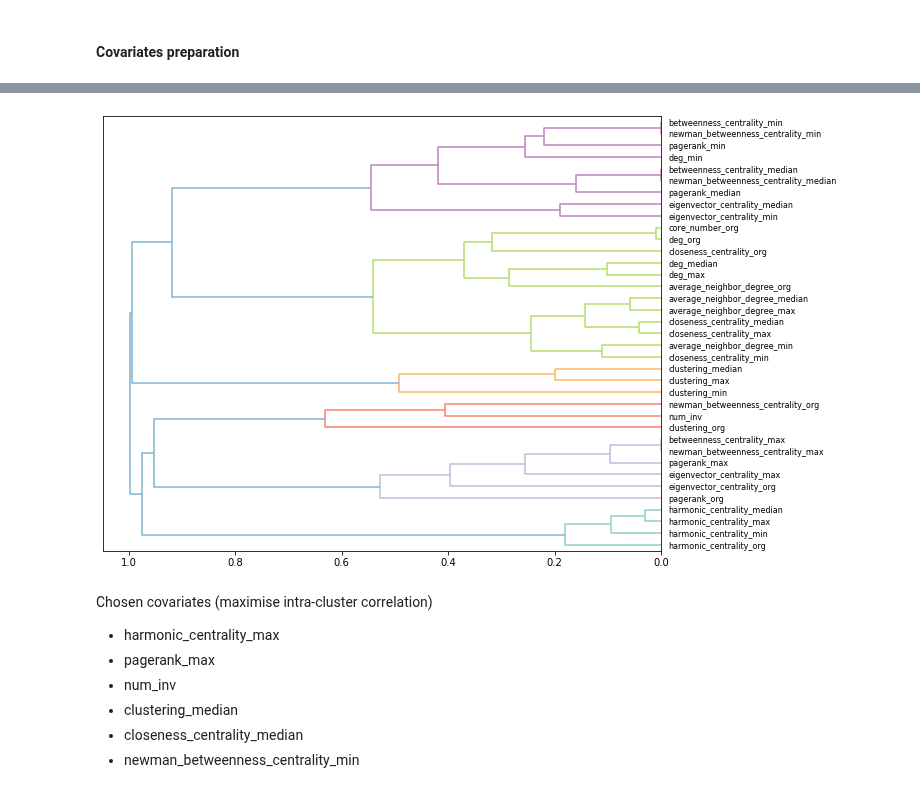
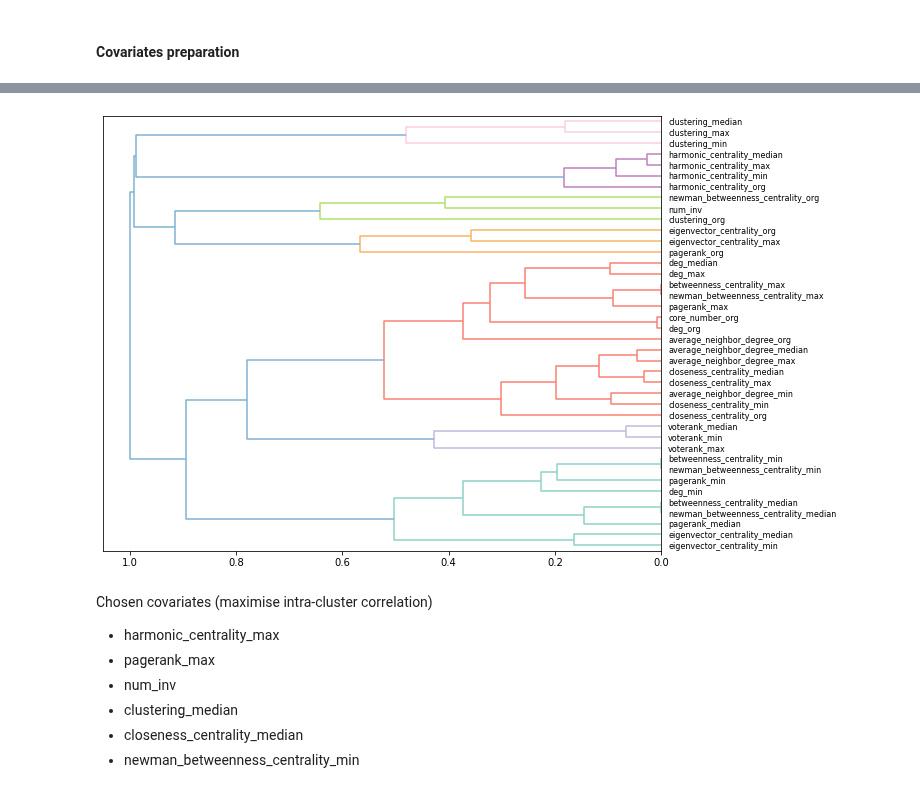
Before and after one commit to testalorenzo/crunch_net, a Jupyter notebook: ANS/notebook/notebooks/ANS_extension.ipynb, the cells around one changed output, grey strips where cells are left out. Drawn from its saved outputs; the diff is of its cells as text; code cells hidden in the pictures.

```diff
--- a/ANS/notebook/notebooks/ANS_extension.ipynb
+++ b/ANS/notebook/notebooks/ANS_extension.ipynb
@@ -231,6 +233,7 @@ plt.savefig('drug_discovery_clustering_'+str(size)+'.pdf', bbox_inches="tight")
 #### Covariates preparation
 # %%
 os.chdir('/Users/ltesta/Documents/GitHub/crunch_net/ANS/ANS_all')
-covariates=pd.read_csv('covariate.csv')
-covariates=covariates.drop(['voterank_max', 'voterank_min', 'voterank_median', 'voterank_org'], axis=1)
+covariates=pd.read_csv('covariates.csv', index_col=0)
+#covariates=covariates.drop(['voterank_max', 'voterank_min', 'voterank_median', 'voterank_org'], axis=1)
+#covariates=covariates.drop(['voterank_org'], axis=1)
 # %%
@@ -252,5 +265,6 @@ plt.savefig('covariates_distribution.pdf', bbox_inches="tight")
 # %%
 # Transformations (plotted and chosen individually)
+covariates['first_money']=np.log(covariates['first_money'])
 covariates['deg_max']=np.log(covariates['deg_max'])
 covariates['deg_min']=np.log(covariates['deg_min'])
 covariates['deg_median']=np.log(covariates['deg_median'])
@@ -280,5 +294,5 @@ plt.savefig('covariates_distribution_after_log.pdf', bbox_inches="tight")
 # %%
-Z=covariates.drop(['node','country','continent','industry','bipartite','id'], axis=1)
+Z=covariates.drop(['node','country','continent','industry','foundation','sector', 'stage', 'first_money', 'date', 'current_sit', 'bipartite','id', 'voterank_org'], axis=1)
 
 Z=Z.dropna()
 
@@ -312,13 +327,13 @@ Name: 22, dtype: object
 # %%
 link = linkage(squareform(Z_scaled.corr().apply(lambda x: 1- np.abs(x))), method='complete')
 fig = plt.figure(figsize=(10, 8))
-set_link_color_palette([pltcol.rgb2hex(colors[0]), pltcol.rgb2hex(colors[2]), pltcol.rgb2hex(colors[3]), pltcol.rgb2hex(colors[5]), pltcol.rgb2hex(colors[6]), pltcol.rgb2hex(colors[9])])
+set_link_color_palette([pltcol.rgb2hex(colors[0]), pltcol.rgb2hex(colors[2]), pltcol.rgb2hex(colors[3]), pltcol.rgb2hex(colors[5]), pltcol.rgb2hex(colors[6]), pltcol.rgb2hex(colors[9]), pltcol.rgb2hex(colors[7])])
 dn=dendrogram(link, labels=Z.columns, leaf_rotation=0, above_threshold_color=pltcol.rgb2hex(default_color), orientation='left')
 #plt.title('Feature dendrogram')
 os.chdir('/Users/ltesta/Documents/GitHub/crunch_net/ANS/plots')
 plt.savefig('dendrogram.pdf', bbox_inches="tight")
 # %% [output]
-[figure, old version]
+[figure, new version]
 # %% [markdown]
 Chosen covariates (maximise intra-cluster correlation)
 - harmonic_centrality_max
```
Also changed, not shown: parts of 6 cells of this notebook.
